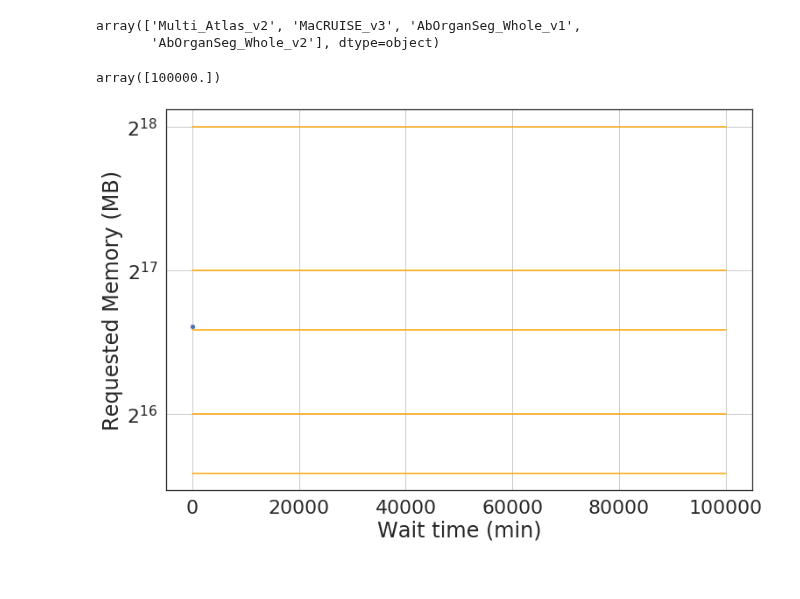
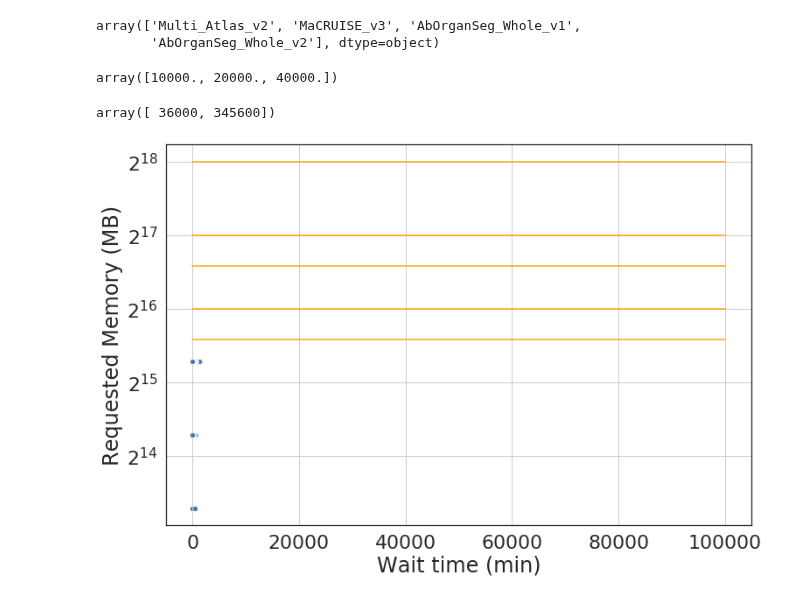
Before and after one commit to vanderbiltscl/SpeculativeScheduling, a Jupyter notebook: iSBatch_v1.0/xnat_resource_requirements.ipynb, the cells around one changed output. Cells and saved outputs as stored; diff of their text form; code cells hidden in the pictures.

```diff
--- a/iSBatch_v1.0/xnat_resource_requirements.ipynb
+++ b/iSBatch_v1.0/xnat_resource_requirements.ipynb
@@ -235,0 +260,22 @@ plt.show()
+# %%
+fig, ax = plt.subplots(figsize=(12,8))
+sns.set(font_scale=2)
+sns.set_style("white")
+
+bounds = [2000, 10000, 20000, 50000, 100000]
+colors = ["darkorchid", "crimson", "limegreen", "gold"]
+cmap = matplotlib.colors.ListedColormap(colors)
+norm = matplotlib.colors.BoundaryNorm(bounds, len(colors))
+
+sc = ax.scatter(df["WaitTime(min)"], df.Timelimit_num/60,
+                c=df.ReqMem_num.values, cmap=cmap, norm=norm)
+
+cbar = fig.colorbar(sc, spacing="proportional")
+cbar.ax.set_ylabel('Requested Memory (MB)', rotation=270)
+
+plt.grid(True)
+ax.set_xlabel('Wait time (min)')
+ax.set_ylabel('Requested Time (min)')
+
+plt.savefig("figures/wait_time_walltime_all.png")
+plt.show()
@@ -242,27 +290,31 @@ df[df.ReqMem_num >= 49152]["proctype"].unique()
 array(['Multi_Atlas_v2', 'MaCRUISE_v3', 'AbOrganSeg_Whole_v1',
        'AbOrganSeg_Whole_v2'], dtype=object)
 # %%
-dataset = "AbOrganSeg_Whole_v2"
+dataset = "dtiQA_v6"
 df[df.proctype == dataset]["ReqMem_num"].unique()
 # %% [output]
-array([100000.])
+array([10000., 20000., 40000.])
+# %%
+df[df.proctype == dataset]["Timelimit_num"].unique()
+# %% [output]
+array([ 36000, 345600])
 # %%
 fig, ax = plt.subplots(figsize=(12,8))
 sns.set(font_scale=2)
 sns.set_style("white")
-ax = sns.scatterplot(y="ReqMem_num", x="WaitTime(s)",
+ax = sns.scatterplot(y="ReqMem_num", x="WaitTime(min)",
                      data=df[df.proctype == dataset])
 
 # set the ACCRE resources
 for i in accre_node_mem:
     plt.plot([0, df["ReqMem_num"].max()], [i, i], color='orange')
 
 plt.grid(True)
 ax.set_xlabel('Wait time (min)')
 ax.set_ylabel('Requested Memory (MB)')
 
 ax.set_yscale('log', basey=2)
 plt.savefig("figures/wait_time_%s.png" %(dataset))
 plt.show()
 # %% [output]
-[figure, old version]
+[figure, new version]
```
Also changed, not shown: parts of 7 cells of this notebook.
